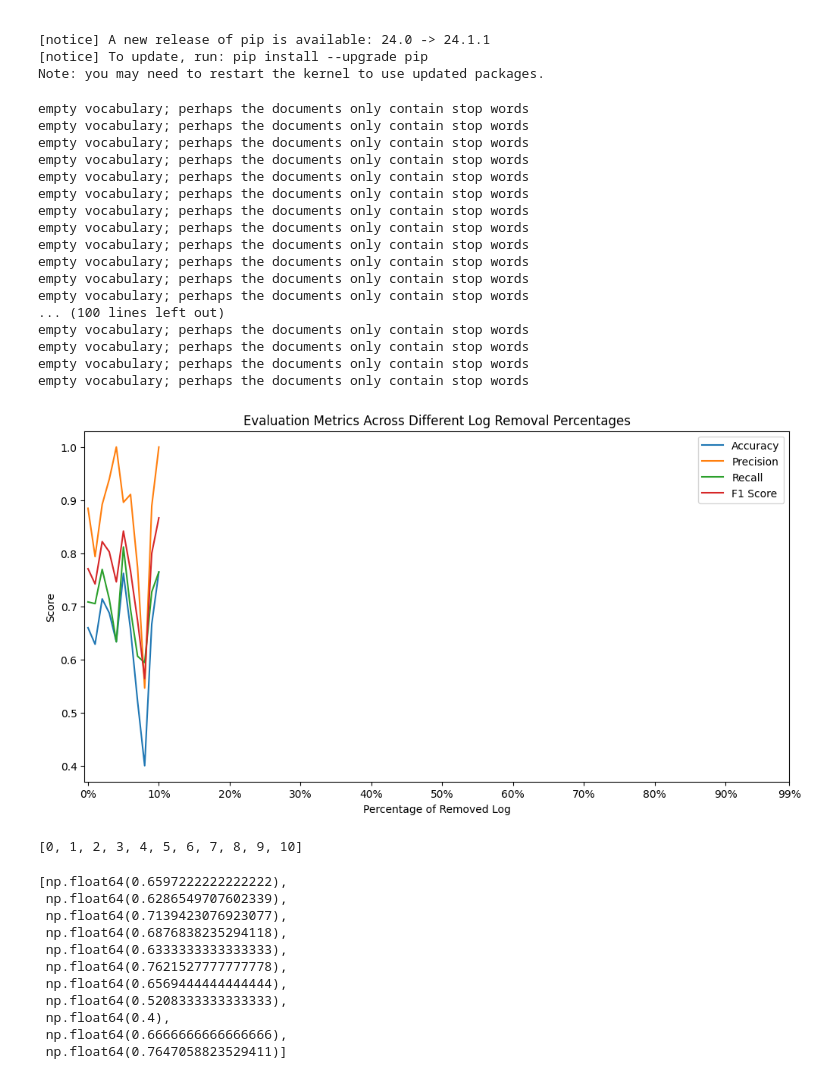
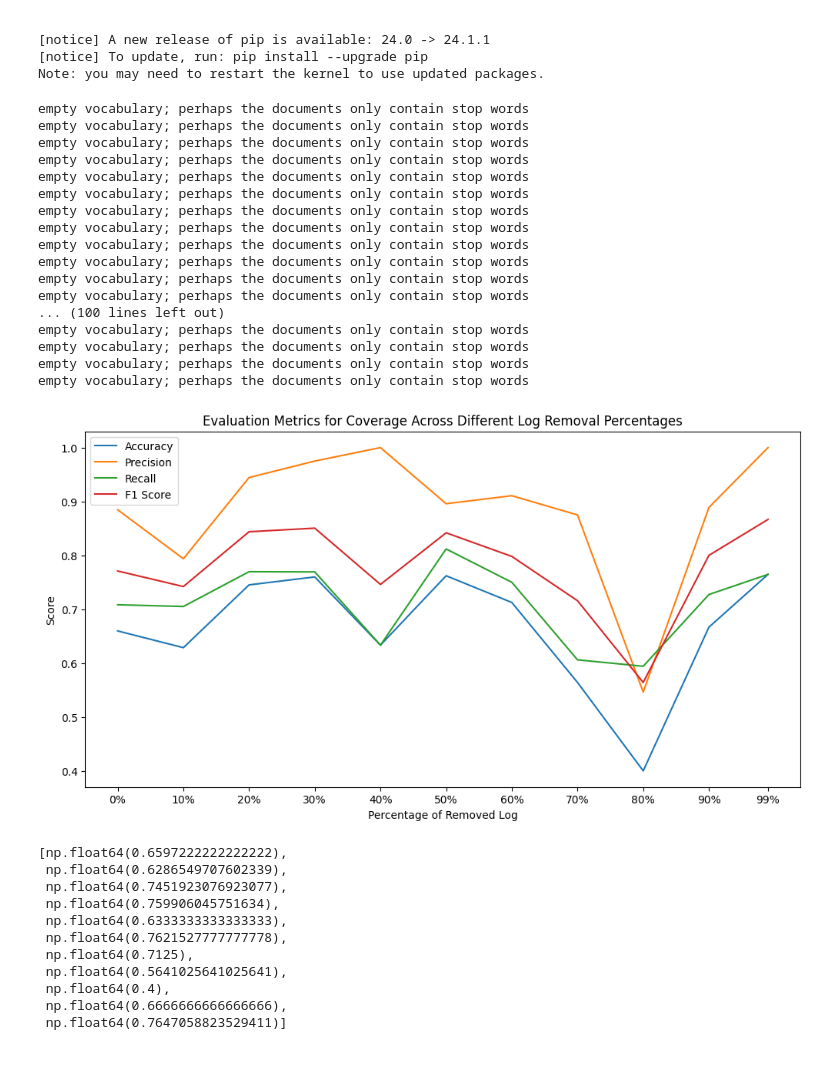
Before and after one commit to Tezigudo/fault-localization, a Jupyter notebook: experiment.ipynb, the cells around one changed output. Cells and saved outputs as stored; diff of their text form; code cells hidden in the pictures.

Commit message:
add graph and more

```diff
--- a/experiment.ipynb
+++ b/experiment.ipynb
@@ -28,12 +28,9 @@ from sklearn.ensemble import RandomForestClassifier
 from sklearn.model_selection import train_test_split
 from sklearn.metrics import accuracy_score, precision_score, recall_score, f1_score, confusion_matrix
 
-total_lines_of_code = {
-        'src/test/java/functions/CalculatorTest.java': 290,
-        'src/main/java/functions/Calculator.java': 173,
-        'src/main/java/functions/distributions/Calculator2.java': 9,
-        'src/main/java/functions/distributions/Calculator3.java': 20,
-    }
+# Function definitions (vectorize_log_file, extract_all_word_from_log, parse_execution_trace,
+# path_to_method_and_line_no, vectorize_execution_trace, extract_result, extract_line_from_result,
+# align_lists, evaluate_predictions) are the same as provided in the original code.
 
 def vectorize_log_file(file_path, vectorizer=None, fit=True):
     all_sentence = []
@@ -57,9 +54,8 @@ def extract_all_word_from_log(log_context):
 def parse_execution_trace(file_path):
     return pd.read_csv(file_path)
 
-def vectorize_execution_trace(trace_df, unique_methods):
+def vectorize_execution_trace(trace_df, unique_methods, total_lines_of_code):
     execution_vectors = {}
-
     for method in unique_methods:
         coverage = {path: [0] * lines for path, lines in total_lines_of_code.items()}
         method_trace = trace_df[trace_df['signature'] == method]
@@ -71,7 +67,7 @@ def vectorize_execution_trace(trace_df, unique_methods):
         execution_vectors[method] = [x for y in coverage.values() for x in y]
     return execution_vectors
 
-def extract_result(coverage_vector_result):
+def extract_result(coverage_vector_result, total_lines_of_code):
     result = {}
     for path, lines in total_lines_of_code.items():
         result[path] = extract_line_from_result(coverage_vector_result[:lines])
@@ -112,15 +108,14 @@ def align_lists(a, b):
         j += 1
     return new_a, new_b
 
-def evaluate_predictions(method_test, y_test, y_pred):
+def evaluate_predictions(method_test, y_test, y_pred, total_lines_of_code):
     prediction_percentage = []
     preision_scores = []
     recall_scores = []
     f1_scores = []
-
     for i in range(len(y_test)):
-        actual_coverage = extract_result(y_test[i])
-        predicted_coverage = extract_result(y_pred[i])
+        actual_coverage = extract_result(y_test[i], total_lines_of_code)
+        predicted_coverage = extract_result(y_pred[i], total_lines_of_code)
         for path in total_lines_of_code.keys():
             actual = actual_coverage[path]
             predicted = predicted_coverage[path]
@@ -145,6 +140,12 @@ recalls = []
 f1s = []
 percentages = []
 
+total_lines_of_code = {
+    'src/test/java/functions/CalculatorTest.java': 290,
+    'src/main/java/functions/Calculator.java': 173,
+    'src/main/java/functions/distributions/Calculator2.java': 9,
+    'src/main/java/functions/distributions/Calculator3.java': 20,
+}
 
 # Iterate through each dataset directory
 for folder in sorted(os.listdir(base_directory)):
@@ -162,7 +163,7 @@ for folder in sorted(os.listdir(base_directory)):
     trace_df['line_no'] = trace_df['path'].apply(lambda x: int(x.split('@')[1]))
     unique_methods = trace_df['signature'].unique()
 
-    execution_vectors = vectorize_execution_trace(trace_df, unique_methods)
+    execution_vectors = vectorize_execution_trace(trace_df, unique_methods, total_lines_of_code)
 
     log_vectors = []
     execution_vectors_for_model = []
@@ -208,61 +209,55 @@ for folder in sorted(os.listdir(base_directory)):
 
     y_pred = model.predict(X_test)
 
-    acc, prec, recall, f1 = evaluate_predictions(method_test, y_test, y_pred)
+    acc, prec, recall, f1 = evaluate_predictions(method_test, y_test, y_pred, total_lines_of_code)
 
     accuracies.append(np.mean(acc))
     precisions.append(np.mean(prec))
     recalls.append(np.mean(recall))
     f1s.append(np.mean(f1))
 
 # Visualize the results
-x = list(range(len(accuracies)))
-
 plt.figure(figsize=(12, 6))
-plt.plot(x, accuracies, label='Accuracy')
-plt.plot(x, precisions, label='Precision')
-plt.plot(x, recalls, label='Recall')
-plt.plot(x, f1s, label='F1 Score')
+plt.plot(percentages, accuracies, label='Accuracy')
+plt.plot(percentages, precisions, label='Precision')
+plt.plot(percentages, recalls, label='Recall')
+plt.plot(percentages, f1s, label='F1 Score')
 plt.xlabel('Percentage of Removed Log')
 plt.ylabel('Score')
-plt.title('Evaluation Metrics Across Different Log Removal Percentages')
+plt.title('Evaluation Metrics for Coverage Across Different Log Removal Percentages')
 plt.xticks(percentages, [f'{p}%' for p in percentages])
 plt.legend()
 plt.show()
 # %% [output]
 empty vocabulary; perhaps the documents only contain stop words
 empty vocabulary; perhaps the documents only contain stop words
 empty vocabulary; perhaps the documents only contain stop words
 empty vocabulary; perhaps the documents only contain stop words
 empty vocabulary; perhaps the documents only contain stop words
 empty vocabulary; perhaps the documents only contain stop words
 empty vocabulary; perhaps the documents only contain stop words
 empty vocabulary; perhaps the documents only contain stop words
 empty vocabulary; perhaps the documents only contain stop words
 empty vocabulary; perhaps the documents only contain stop words
 empty vocabulary; perhaps the documents only contain stop words
 empty vocabulary; perhaps the documents only contain stop words
 ... (100 lines left out)
 empty vocabulary; perhaps the documents only contain stop words
 empty vocabulary; perhaps the documents only contain stop words
 empty vocabulary; perhaps the documents only contain stop words
 empty vocabulary; perhaps the documents only contain stop words
-[figure, old version]
+[figure, new version]
-# %%
-x
-# %% [output]
-[0, 1, 2, 3, 4, 5, 6, 7, 8, 9, 10]
 # %%
 accuracies
 # %% [output]
 [np.float64(0.6597222222222222),
  np.float64(0.6286549707602339),
- np.float64(0.7139423076923077),
- np.float64(0.6876838235294118),
+ np.float64(0.7451923076923077),
+ np.float64(0.759906045751634),
  np.float64(0.6333333333333333),
  np.float64(0.7621527777777778),
- np.float64(0.6569444444444444),
- np.float64(0.5208333333333333),
+ np.float64(0.7125),
+ np.float64(0.5641025641025641),
  np.float64(0.4),
  np.float64(0.6666666666666666),
  np.float64(0.7647058823529411)]
```
